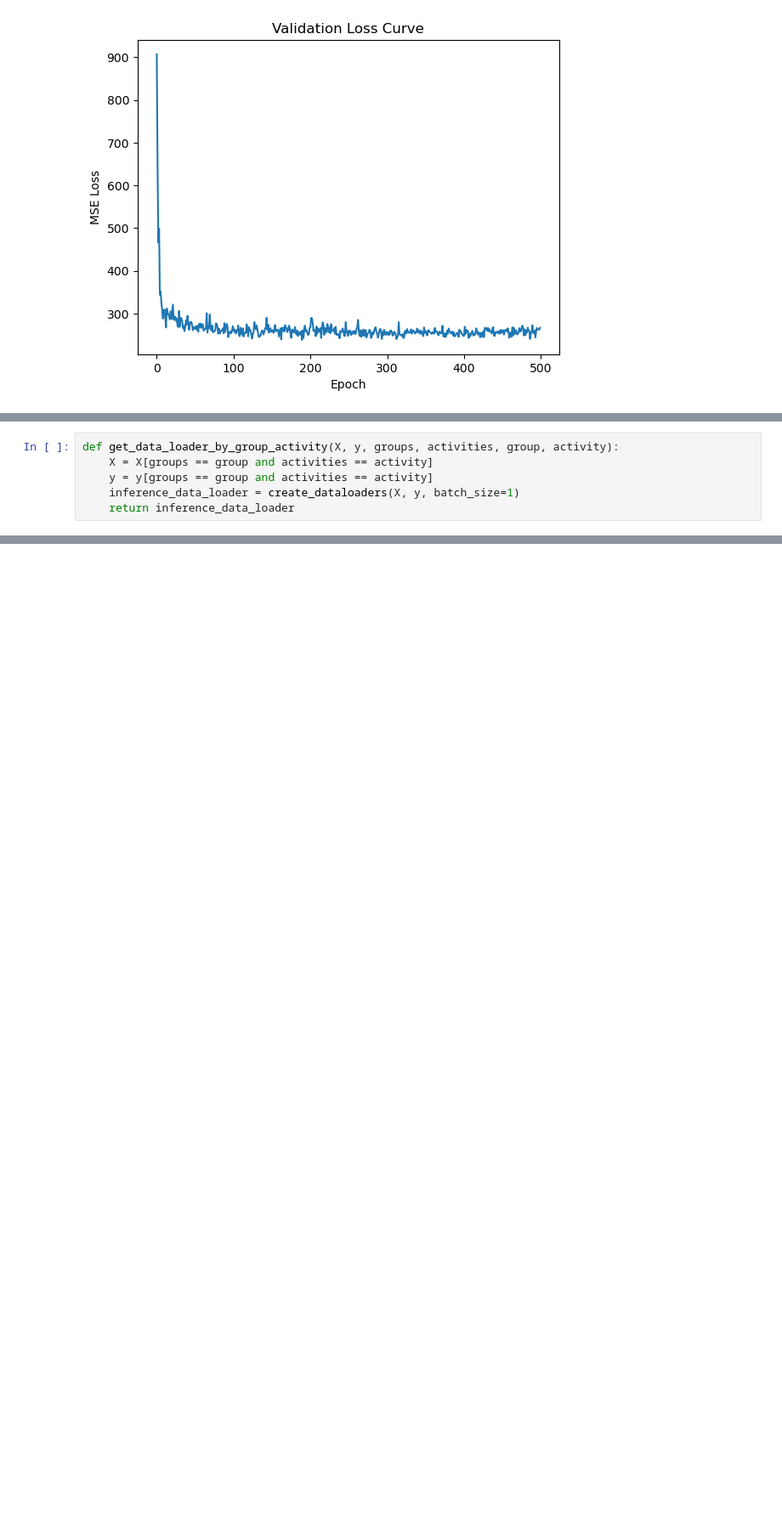
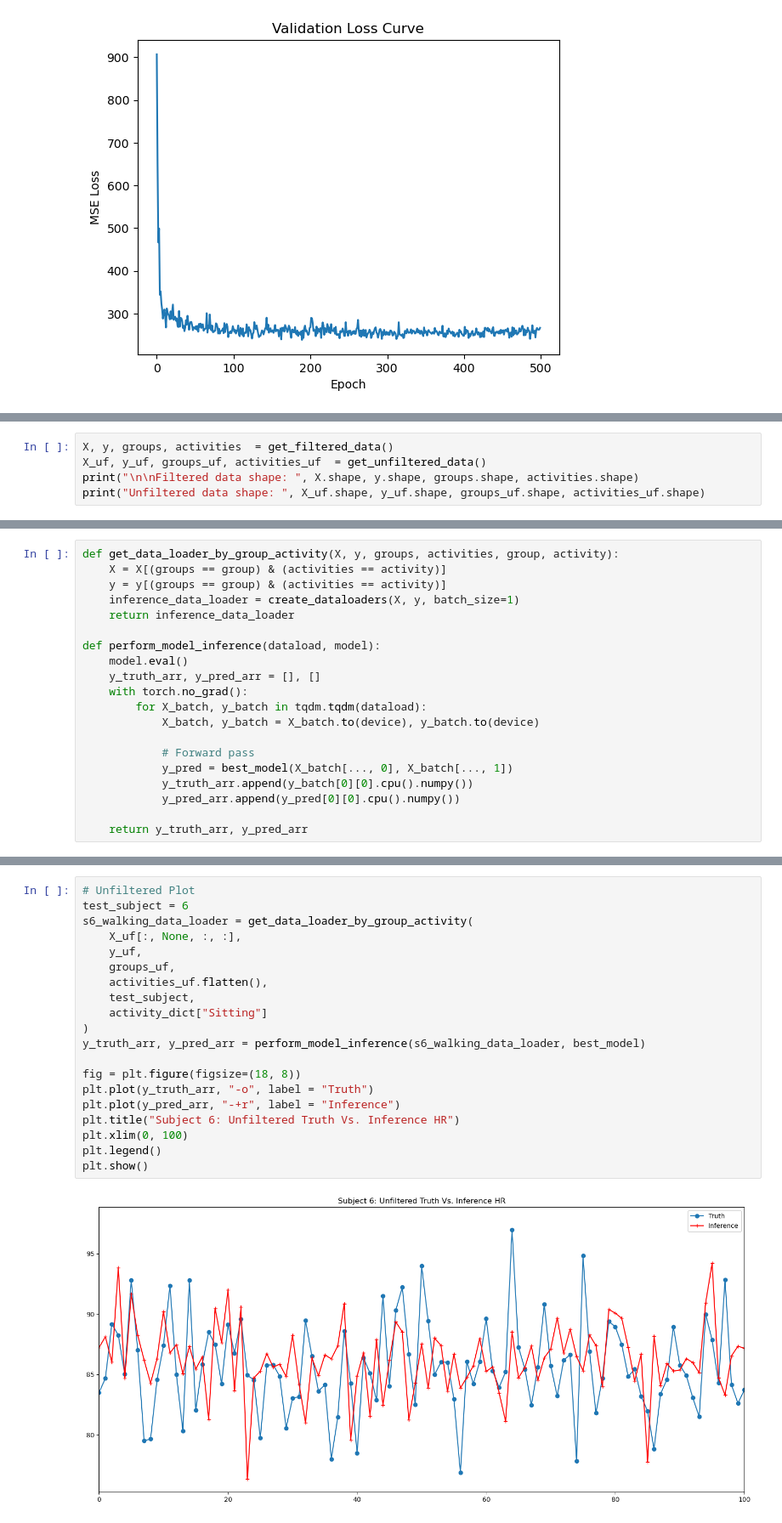
Before and after one commit to mdaudsheikh/KID-PPG, a Jupyter notebook: src/ppg_to_hr_notebook.ipynb, the cells around one changed output, grey strips where cells are left out. Shown: that part at 85% size. Saved outputs shown, nothing was run; the diff lists cells and outputs as text; blank space fills up the shorter version.

```diff
--- a/src/ppg_to_hr_notebook.ipynb
+++ b/src/ppg_to_hr_notebook.ipynb
@@ -67,0 +77,5 @@ X, y, groups, activity = create_temporal_pairs(X, y, groups, activity)
+# %%
+X, y, groups, activities  = get_filtered_data()
+X_uf, y_uf, groups_uf, activities_uf  = get_unfiltered_data()
+print("\n\nFiltered data shape: ", X.shape, y.shape, groups.shape, activities.shape)
+print("Unfiltered data shape: ", X_uf.shape, y_uf.shape, groups_uf.shape, activities_uf.shape)
@@ -68,6 +89,20 @@ X, y, groups, activity = create_temporal_pairs(X, y, groups, activity)
 # %%
 def get_data_loader_by_group_activity(X, y, groups, activities, group, activity):
-    X = X[groups == group and activities == activity]
-    y = y[groups == group and activities == activity]
+    X = X[(groups == group) & (activities == activity)]
+    y = y[(groups == group) & (activities == activity)]
     inference_data_loader = create_dataloaders(X, y, batch_size=1)
     return inference_data_loader
+
+def perform_model_inference(dataload, model):
+    model.eval()
+    y_truth_arr, y_pred_arr = [], []
+    with torch.no_grad():
+        for X_batch, y_batch in tqdm.tqdm(dataload):
+            X_batch, y_batch = X_batch.to(device), y_batch.to(device)
+
+            # Forward pass
+            y_pred = best_model(X_batch[..., 0], X_batch[..., 1])
+            y_truth_arr.append(y_batch[0][0].cpu().numpy())
+            y_pred_arr.append(y_pred[0][0].cpu().numpy())
+
+    return y_truth_arr, y_pred_arr
@@ -113 +109,23 @@ plt.plot(X_with_ppg[:])
+# %%
+# Unfiltered Plot
+test_subject = 6
+s6_walking_data_loader = get_data_loader_by_group_activity(
+    X_uf[:, None, :, :],
+    y_uf,
+    groups_uf,
+    activities_uf.flatten(),
+    test_subject,
+    activity_dict["Sitting"]
+)
+y_truth_arr, y_pred_arr = perform_model_inference(s6_walking_data_loader, best_model)
+
+fig = plt.figure(figsize=(18, 8))
+plt.plot(y_truth_arr, "-o", label = "Truth")
+plt.plot(y_pred_arr, "-+r", label = "Inference")
+plt.title("Subject 6: Unfiltered Truth Vs. Inference HR")
+plt.xlim(0, 100)
+plt.legend()
+plt.show()
+# %% [output]
+[figure, added]
 # %%
```
Also changed, not shown: parts of 17 cells of this notebook.
